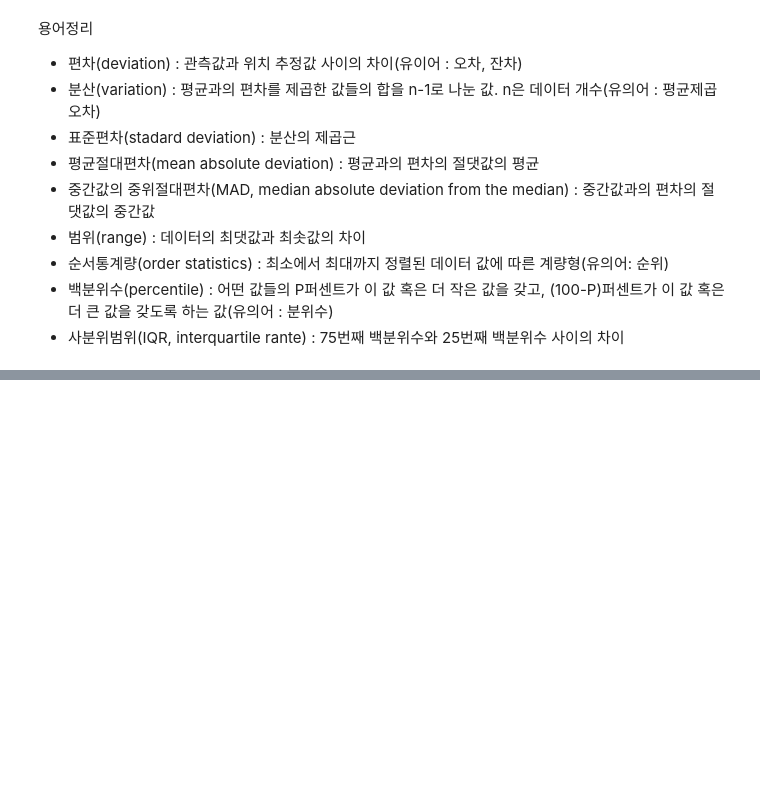
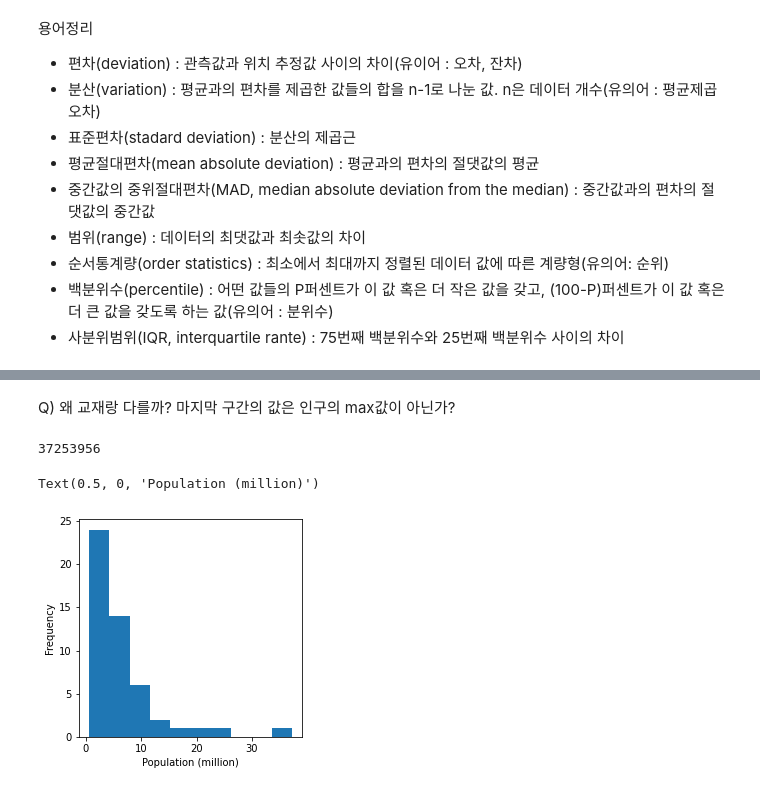
Before and after one commit to goareum93/Practical_statistics, a Jupyter notebook: 02, practice/chap1_eda.ipynb, the cells around one changed output, grey strips where cells are left out. Saved outputs shown, nothing was run; the diff lists cells and outputs as text; code cells hidden in the pictures; blank space fills up the shorter version.

```diff
--- a/02, practice/chap1_eda.ipynb
+++ b/02, practice/chap1_eda.ipynb
@@ -71,0 +130,12 @@ wquantiles.median(state['Murder.Rate'], weights=state['Population'])
+# %% [markdown]
+Q) 왜 교재랑 다를까? 마지막 구간의 값은 인구의 max값이 아닌가?
+# %%
+state['Population'].max()
+# %% [output]
+37253956
+# %%
+ax = (state['Population']/1000000).plot.hist(figsize=(4, 4))
+ax.set_xlabel('Population (million)')
+# %% [output]
+Text(0.5, 0, 'Population (million)')
+[figure, added]
```
Also changed, not shown: parts of 19 cells of this notebook.
